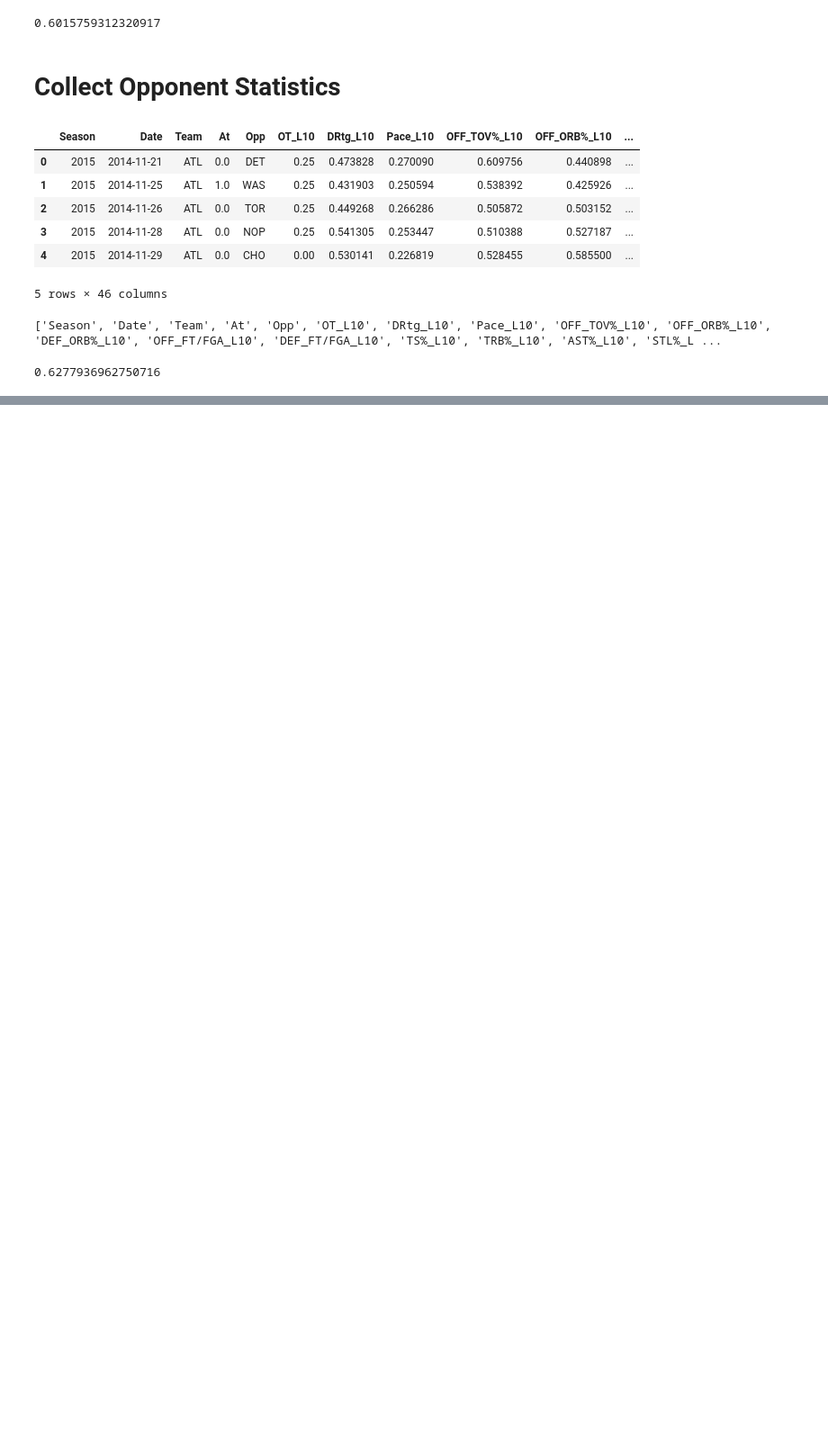
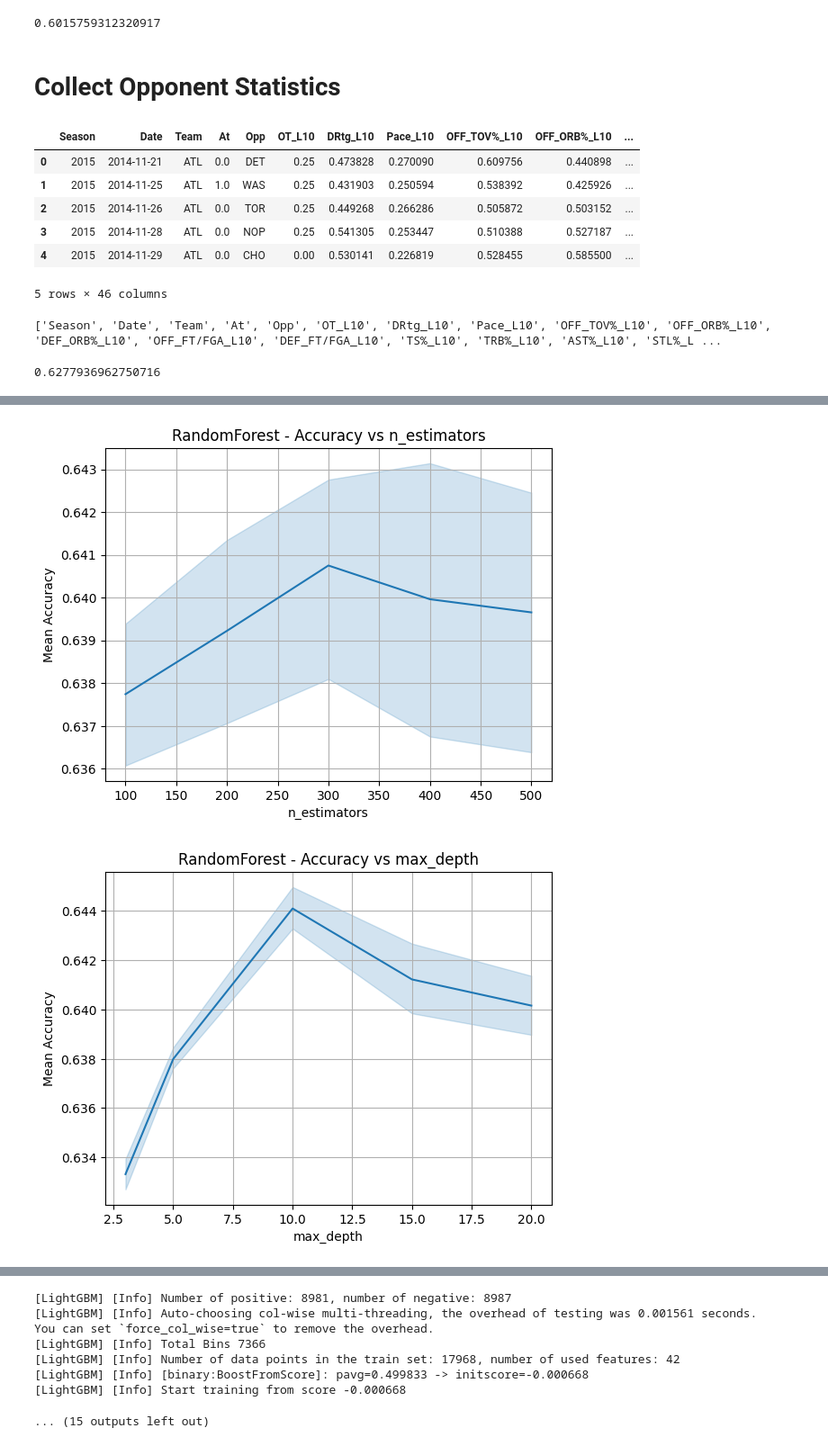
Before and after one commit to LuigiGonnella/NBA-Predictor, a Jupyter notebook: notebooks/01-exploration.ipynb, the cells around one changed output, grey strips where cells are left out. Shown at 90% size. Drawn from its saved outputs; the diff is of its cells as text; code cells hidden in the pictures; blank space fills up the shorter version.

```diff
--- a/notebooks/01-exploration.ipynb
+++ b/notebooks/01-exploration.ipynb
@@ -855,0 +934,72 @@ print(accuracy_score(test_target, preds))
+# %%
+from sklearn.model_selection import RandomizedSearchCV
+
+param_grid = {
+    'XGBoost': {
+        'n_estimators': [100, 200, 300, 400, 500],
+        'max_depth': [3, 5, 10,15,20],
+        'learning_rate': [0.001, 0.01, 0.05, 0.1, 0.2],
+        'subsample': [0.6, 0.8, 1.0],
+        'colsample_bytree': [0.6, 0.8, 1.0],
+        'gamma': [0, 0.1, 0.3, 0.5, 1],
+        'reg_alpha': [0, 0.01, 0.1, 1, 2],
+        'reg_lambda': [0.1, 1, 10, 20, 50]
+    },
+    'CatBoost': {
+        'iterations': [100, 200, 400, 500],
+        'depth': [3, 10, 15, 20],
+        'learning_rate': [0.01, 0.05, 0.1],
+        'subsample': [0.6, 0.8, 1.0],
+        'reg_lambda': [0.1, 1, 10, 20, 50],
+        'allow_writing_files': [False]
+    },
+    'LightGBM': {
+        'n_estimators': [100, 200, 300, 400, 500],
+        'max_depth': [3, 5, 10,15,20],
+        'learning_rate': [0.001, 0.01, 0.05, 0.1, 0.2],
+        'subsample': [0.6, 0.8, 1.0],
+        'colsample_bytree': [0.6, 0.8, 1.0],
+        'reg_alpha': [0, 0.01, 0.1, 1, 2],
+        'reg_lambda': [0.1, 1, 10, 20, 50]
+    },
+    'RandomForest': {
+        'n_estimators': [100, 200, 300, 400, 500],
+        'max_depth': [3, 5, 10, 15, 20, None],
+        "min_samples_split": [2, 5, 10]
+    }
+}
+
+cv = KFold(n_splits=5, shuffle=True, random_state=42)
+gs = {}
+
+for model_name, model in models.items():
+
+    params = param_grid[model_name]
+    if model_name != 'CatBoost':
+        gs[model_name] = RandomizedSearchCV(model, params, scoring='accuracy', n_jobs=-1, cv=cv, return_train_score=True, n_iter=50)
+    else:
+        gs[model_name] = RandomizedSearchCV(model, params, scoring='accuracy', n_jobs=-1, cv=cv, return_train_score=True, n_iter=30)
+
+    gs[model_name].fit(trainset, train_target)
+
+    for param in params.keys():
+
+        mean_scores = pd.DataFrame(gs[model_name].cv_results_) #conerts dictionary into df
+        #this pd will have a columns for each tested param (from the grid of that model) with the corresponding mean accuracy (across all folds) with the configuration of the row, for each row
+        # -->  param_C	 param_max_depth	    mean_test_score
+                #0.01	    3	                0.65
+                #0.1	    5	                0.72
+                #1	        10	                0.78
+                #10	        None	            0.75
+                #100	    None	            0.70
+        mean_scores = mean_scores[['param_' + param, 'mean_test_score']] #takes only 2 columns
+        plt.figure()
+        sns.lineplot(x=mean_scores['param_' + param], y=mean_scores['mean_test_score'])
+        plt.title(f'{model_name} - Accuracy vs {param}')
+        plt.xlabel(param)
+        plt.ylabel('Mean Accuracy')
+        plt.grid(True)
+        plt.show()
+# %% [output]
+[figure, added]
+[figure, added]
@@ -855,0 +1015,8 @@ print(accuracy_score(test_target, preds))
+[LightGBM] [Info] Number of positive: 8981, number of negative: 8987
+[LightGBM] [Info] Auto-choosing col-wise multi-threading, the overhead of testing was 0.001561 seconds.
+You can set `force_col_wise=true` to remove the overhead.
+[LightGBM] [Info] Total Bins 7366
+[LightGBM] [Info] Number of data points in the train set: 17968, number of used features: 42
+[LightGBM] [Info] [binary:BoostFromScore]: pavg=0.499833 -> initscore=-0.000668
+[LightGBM] [Info] Start training from score -0.000668
+... (15 outputs left out)
```
Also changed, not shown: parts of 10 cells of this notebook, 10 other files.
